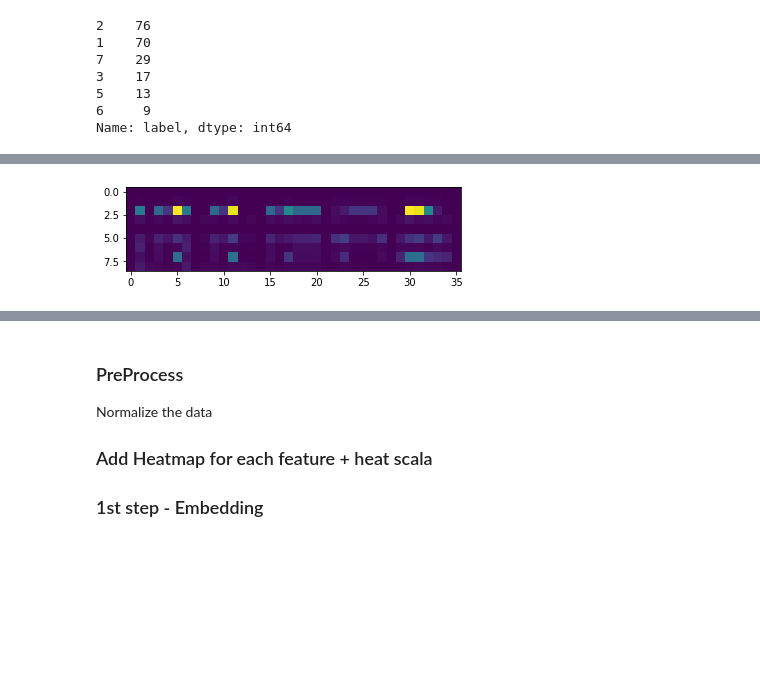
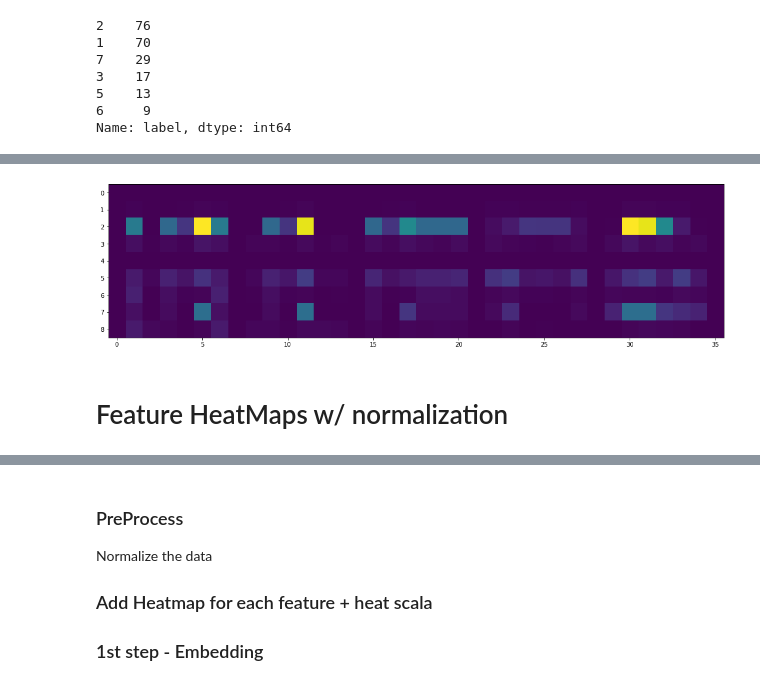
Before and after one commit to Omer-Hedvat/Thesis-TauTransformer, a Jupyter notebook: Omer's notebook.ipynb, the cells around one changed output, grey strips where cells are left out. Cells and saved outputs as stored; diff of their text form; code cells hidden in the pictures; blank space fills up the shorter version.

```diff
--- a/Omer's notebook.ipynb
+++ b/Omer's notebook.ipynb
@@ -14,6 +18,3 @@ import matplotlib.pyplot as plt
 pd.set_option('display.max_columns', None)
 df_glass = pd.read_csv('data/glass.csv')
 df_glass.head()
-df_glass2 = df_glass.round(2)
-df_glass3 = df_glass.round(3)
-df_glass4 = df_glass.round(4)
@@ -106,4 +114,5 @@ def calc_dist(dist_func_name, df, target_col):
 
     two_d_mat = [flatten(distances[idx]) for idx in range(len(distances))]
     df_dists = pd.DataFrame(two_d_mat)
-    return df_dists
+    dist_dict = {f'feature_{idx+1}': pd.DataFrame(mat) for idx, mat in enumerate(distances)}
+    return df_dists, dist_dict
@@ -129,6 +149,6 @@ im = ax.imshow(df_dists)
 # %%
-df_dists = calc_dist('hellinger_dist', df_glass2, 'label')
-df_dists.head(10)
+helli_df_dists, helli_dist_dict = calc_dist('hellinger_dist', df_glass2, 'label')
+helli_df_dists.head(10)
 # %% [output]
 |  | 0 | 1 | 2 | 3 | 4 | 5 | 6 | 7 | 8 | 9 | 10 | ... |
 | 0 | 0.0 | 0.000116 | 0.000000 | 0.000023 | 0.000023 | 0.000012 | 0.000116 | 0.0 | 0.000012 | 0.000023 | 0.000023 | ... |
@@ -142,6 +162,9 @@ df_dists.head(10)
 | 8 | 0.0 | 4.236274 | 1.232214 | 0.793049 | 0.183848 | 0.901852 | 4.236274 | 0.0 | 1.032376 | 0.968736 | 0.410122 | ... |
 # %%
 fig, ax = plt.subplots()
-im = ax.imshow(df_dists)
+fig.set_size_inches(18.5, 10.5)
+im = ax.imshow(helli_df_dists)
 # %% [output]
-[figure, old version]
+[figure, new version]
+# %% [markdown]
+# Feature HeatMaps w/ normalization
```
Also changed, not shown: parts of 11 cells of this notebook.
